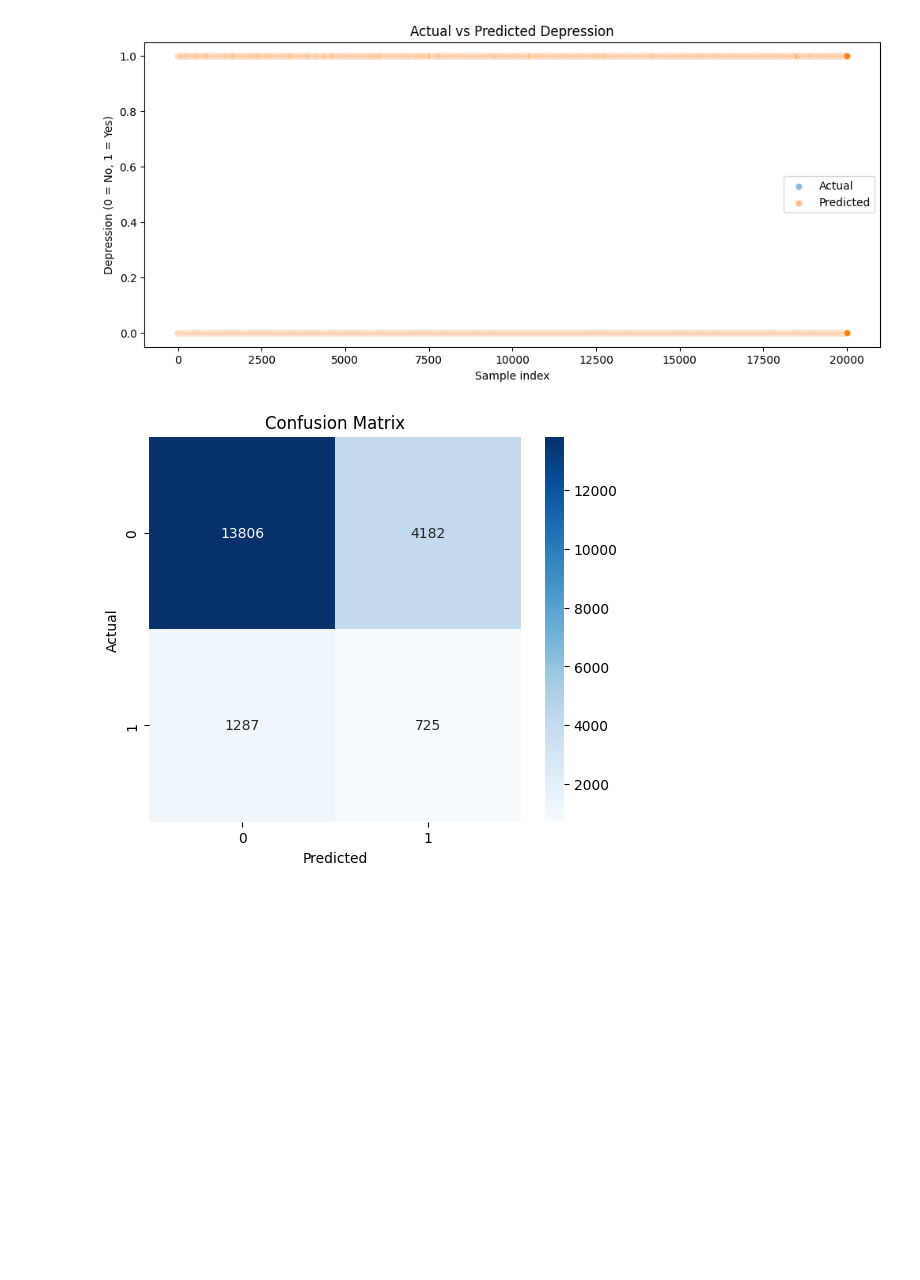
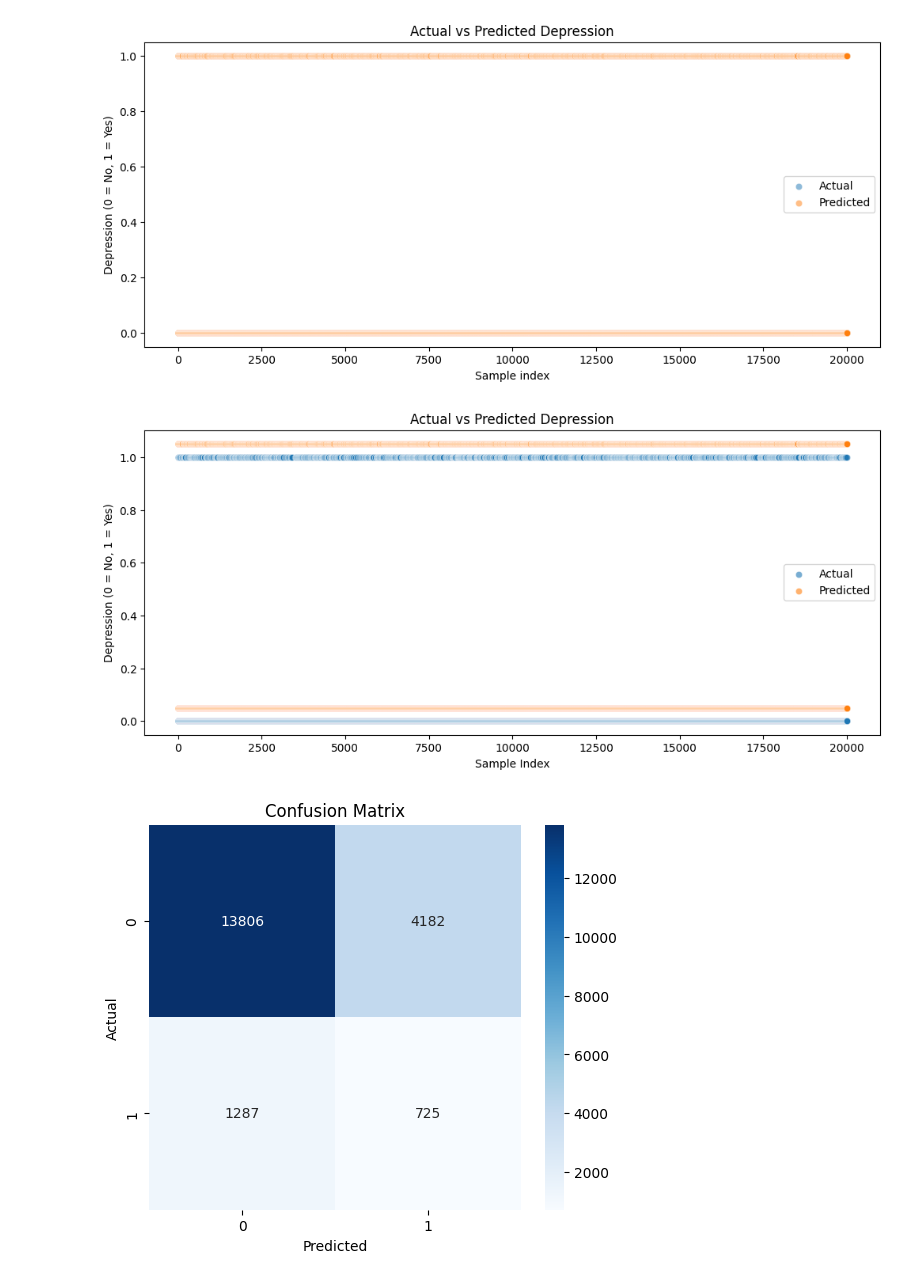
Before and after one commit to MDRobiulhassan/Machine-Learning-Course, a Jupyter notebook: Student_Perfomence.ipynb, the cells around one changed output. Drawn from its saved outputs; the diff is of its cells as text; code cells hidden in the pictures; blank space fills up the shorter version.

```diff
--- a/Student_Perfomence.ipynb
+++ b/Student_Perfomence.ipynb
@@ -499,6 +499,39 @@ plt.legend()
 plt.show()
 # %% [output]
 [figure]
+# %%
+import matplotlib.pyplot as plt
+import seaborn as sns
+import pandas as pd
+
+plt.figure(figsize=(12, 5))
+
+df_plot = pd.DataFrame({
+    'Actual': y_test.values,
+    'Predicted': y_pred
+})
+
+sns.scatterplot(
+    x=range(len(y_test)),
+    y=df_plot['Actual'],
+    label='Actual',
+    alpha=0.6
+)
+
+sns.scatterplot(
+    x=range(len(y_test)),
+    y=df_plot['Predicted'] + 0.05,  # slight vertical offset
+    label='Predicted',
+    alpha=0.6
+)
+
+plt.title('Actual vs Predicted Depression')
+plt.xlabel('Sample Index')
+plt.ylabel('Depression (0 = No, 1 = Yes)')
+plt.legend()
+plt.show()
+# %% [output]
+[figure, added]
 # %%
 cm = confusion_matrix(y_test, y_pred)
 plt.figure(figsize=(6, 5))
```
